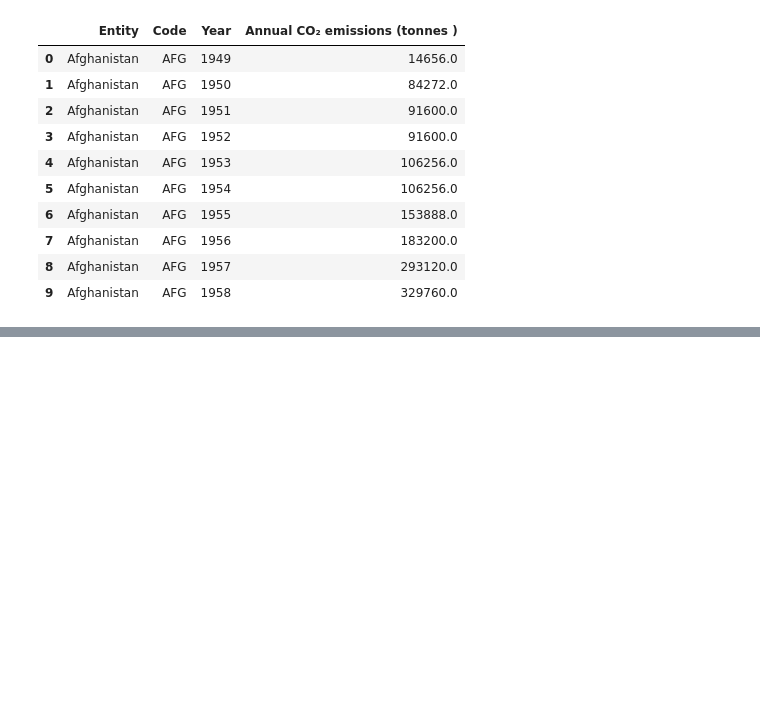
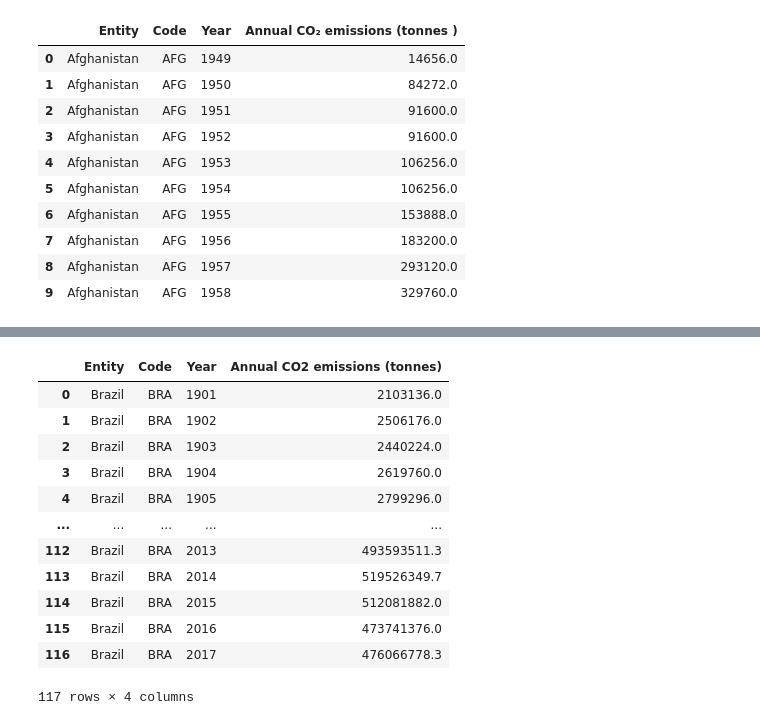
Before and after one commit to TiagoCNO/historical-carbon-emissions-analysis, a Jupyter notebook: historical_analysis_carbon_emissions.ipynb, the cells around one changed output, grey strips where cells are left out. Saved outputs shown, nothing was run; the diff lists cells and outputs as text; code cells hidden in the pictures; blank space fills up the shorter version.

```diff
--- a/historical_analysis_carbon_emissions.ipynb
+++ b/historical_analysis_carbon_emissions.ipynb
@@ -26,0 +91,17 @@ df.head(10)
+# %%
+df_brazil.reset_index(drop= True, inplace= True) # Resetando os índices
+df_brazil
+# %% [output]
+|  | Entity | Code | Year | Annual CO2 emissions (tonnes) |
+| 0 | Brazil | BRA | 1901 | 2103136.0 |
+| 1 | Brazil | BRA | 1902 | 2506176.0 |
+| 2 | Brazil | BRA | 1903 | 2440224.0 |
+| 3 | Brazil | BRA | 1904 | 2619760.0 |
+| 4 | Brazil | BRA | 1905 | 2799296.0 |
+| ... | ... | ... | ... | ... |
+| 112 | Brazil | BRA | 2013 | 493593511.3 |
+| 113 | Brazil | BRA | 2014 | 519526349.7 |
+| 114 | Brazil | BRA | 2015 | 512081882.0 |
+| 115 | Brazil | BRA | 2016 | 473741376.0 |
+| 116 | Brazil | BRA | 2017 | 476066778.3 |
+117 rows × 4 columns
```
Also changed, not shown: parts of 9 cells of this notebook.
